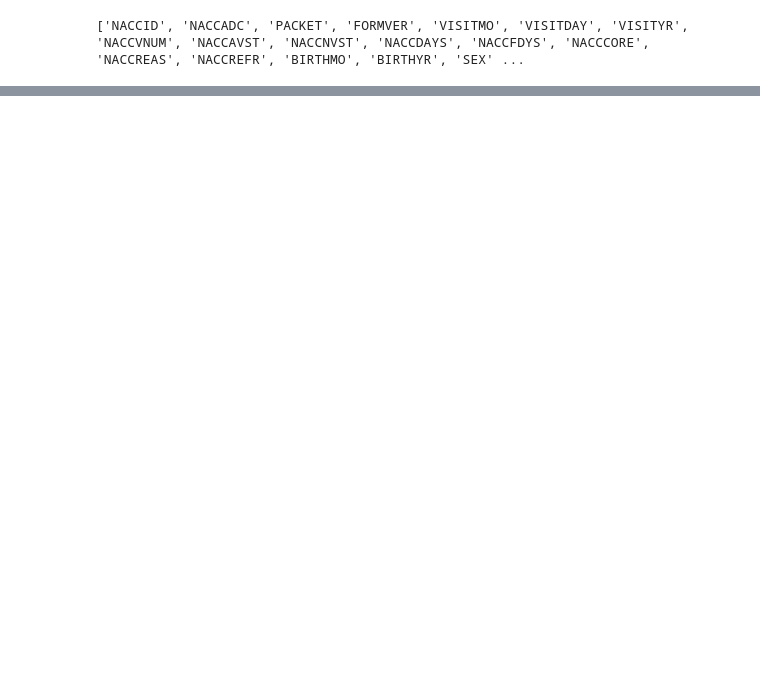
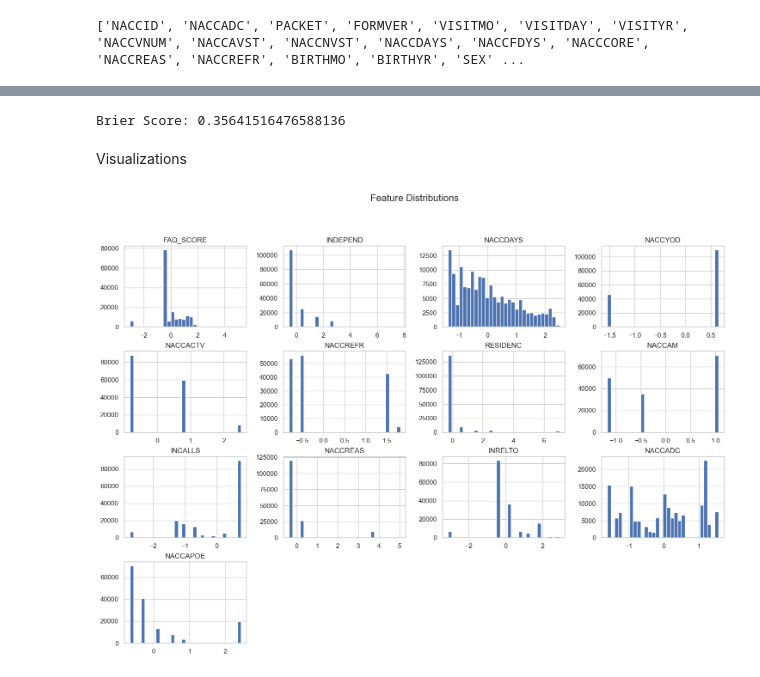
Before and after one commit to MrRaveen/Dimensia-Model, a Jupyter notebook: Demensia.ipynb, the cells around one changed output, grey strips where cells are left out. Drawn from its saved outputs; the diff is of its cells as text; code cells hidden in the pictures; blank space fills up the shorter version.

```diff
--- a/Demensia.ipynb
+++ b/Demensia.ipynb
@@ -197,0 +244,4 @@ weighted avg       0.99      0.99      0.99     39040
+# %%
+#categorical features
+cat_features = [col for col in X_train.columns if X_train[col].dtype == 'object']
+display(cat_features)
@@ -197,0 +509,16 @@ weighted avg       0.99      0.99      0.99     39040
+# %%
+#Brier Score
+from sklearn.metrics import brier_score_loss
+y_pred_prob_clip = np.clip(y_pred_prob, 0, 1)
+brier = brier_score_loss(y_test, y_pred_prob_clip)
+print("Brier Score:", brier)
+# %% [output]
+Brier Score: 0.35641516476588136
+# %% [markdown]
+Visualizations
+# %%
+X_train_final.hist(figsize=(18,12), bins=30)
+plt.suptitle("Feature Distributions", fontsize=16)
+plt.show()
+# %% [output]
+[figure, added]
```
Also changed, not shown: parts of 43 cells of this notebook, 6 other files.
